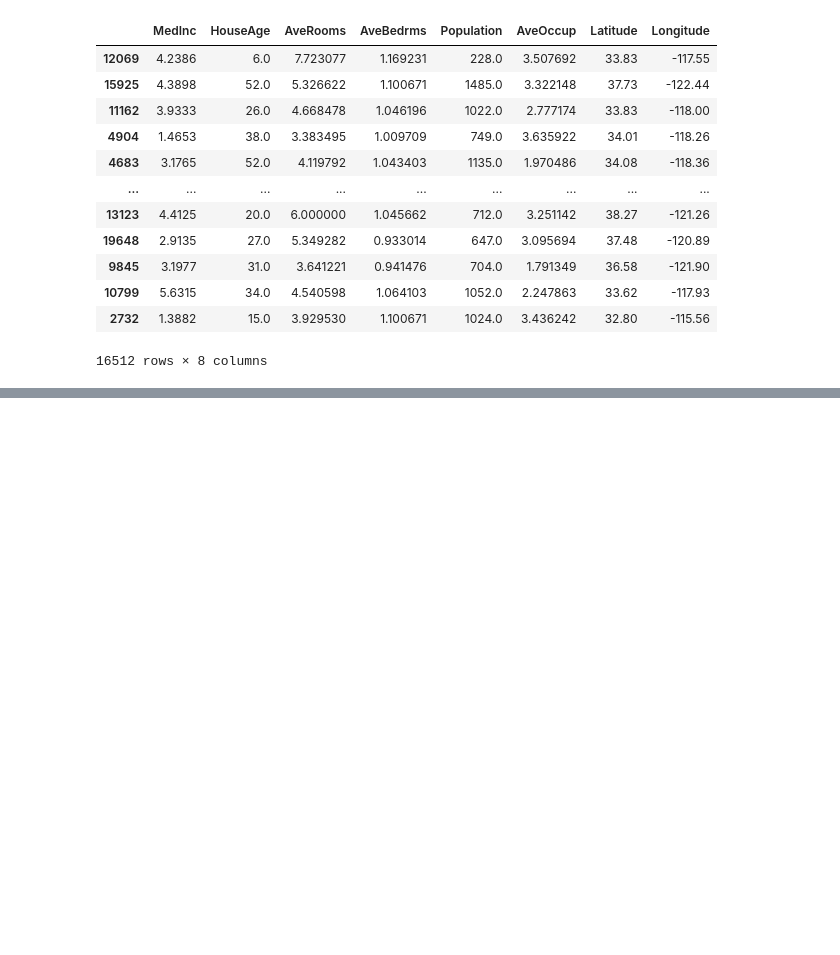
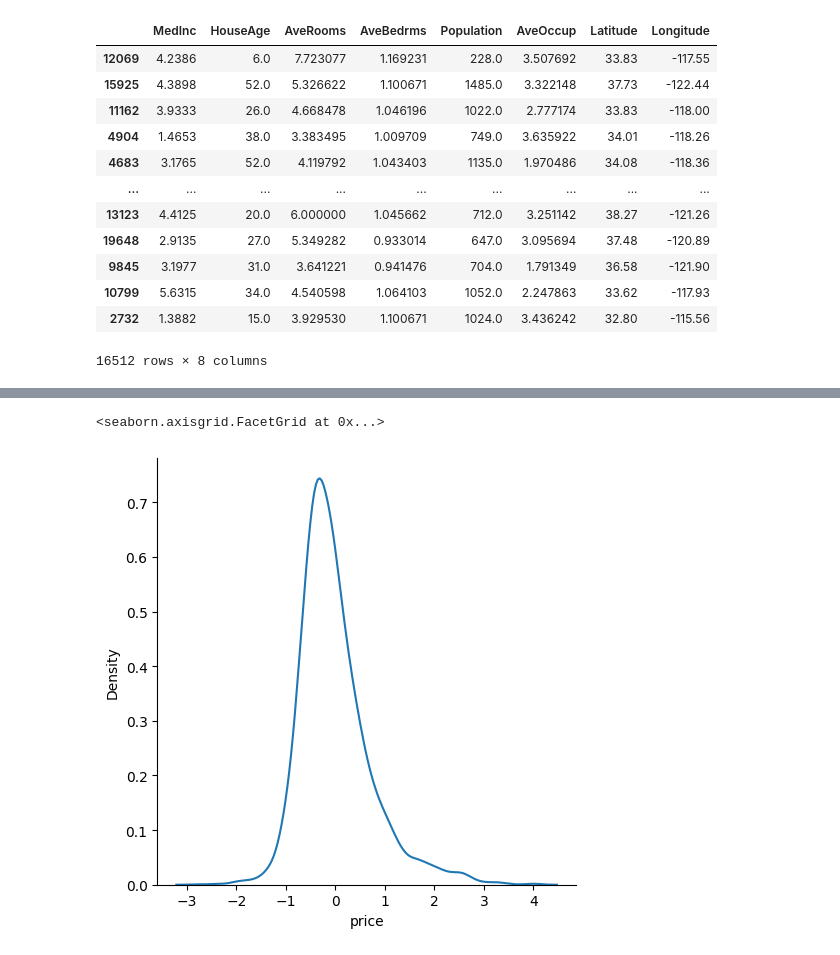
Before and after one commit to vineethreddy56/california_housing_data, a Jupyter notebook: california_housing_data.ipynb, the cells around one changed output, grey strips where cells are left out. Cells and saved outputs as stored; diff of their text form; code cells hidden in the pictures; blank space fills up the shorter version.

```diff
--- a/california_housing_data.ipynb
+++ b/california_housing_data.ipynb
@@ -248,0 +286,3 @@ X_test,X_train
+# %%
+residuals=Y_test-reg_predict
+residuals
@@ -248,0 +304,7 @@ X_test,X_train
+# %%
+#plotting the residuals
+#to say your model is good we should get unifrom distribution
+sns.displot(residuals,kind='kde')
+# %% [output]
+<seaborn.axisgrid.FacetGrid at 0x...>
+[figure, added]
```
Also changed, not shown: parts of 21 cells of this notebook.
